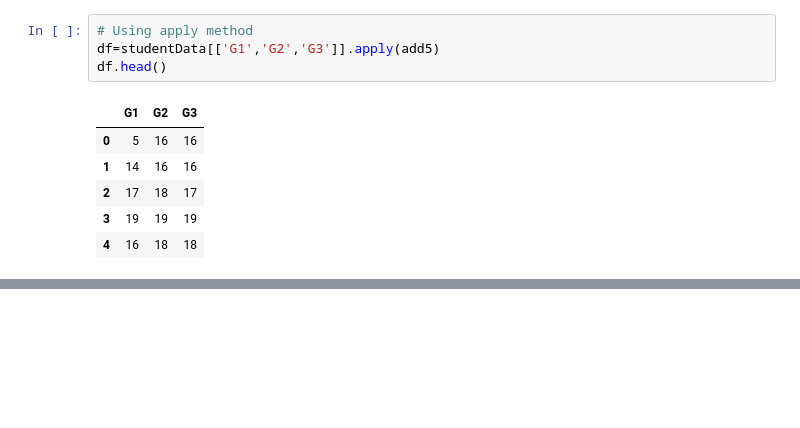
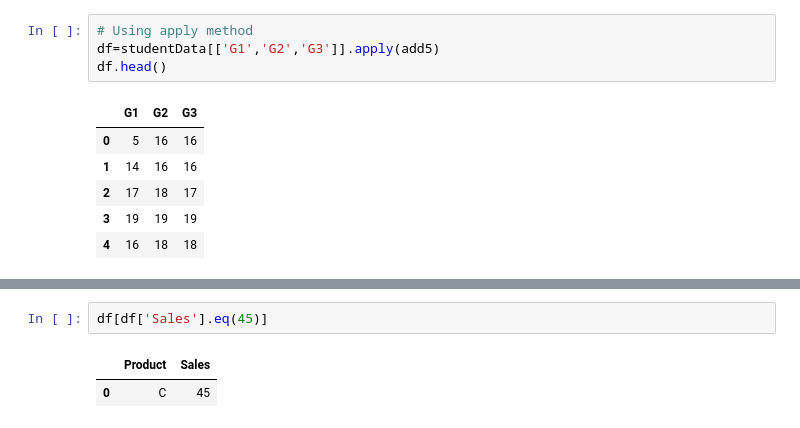
Before and after one commit to mlhudson1/CIDM4310-70_Pandas, a Jupyter notebook: Chapter1Fixed.ipynb, the cells around one changed output, grey strips where cells are left out. Cells and saved outputs as stored; diff of their text form; blank space fills up the shorter version.

```diff
--- a/Chapter1Fixed.ipynb
+++ b/Chapter1Fixed.ipynb
@@ -322,0 +407,5 @@ df = studentData[['G1','G2','G3']].apply(lambda x:)
+# %%
+df[df['Sales'].eq(45)]
+# %% [output]
+|  | Product | Sales |
+| 0 | C | 45 |
```
Also changed, not shown: parts of 14 cells of this notebook.
